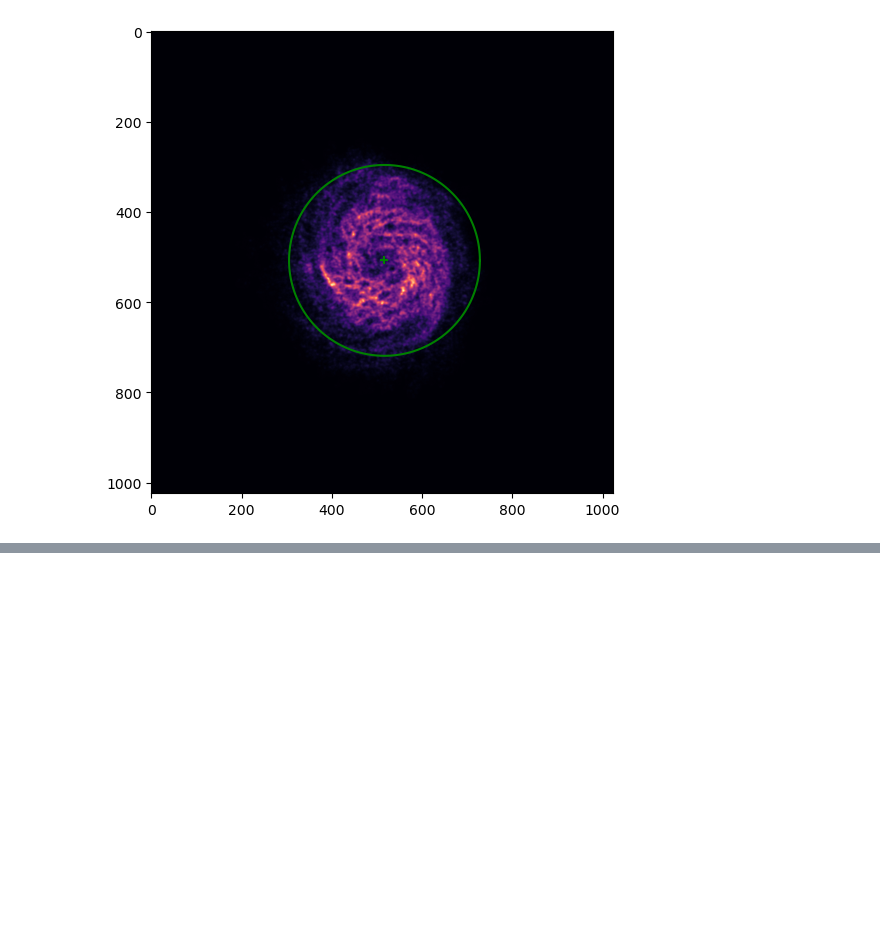
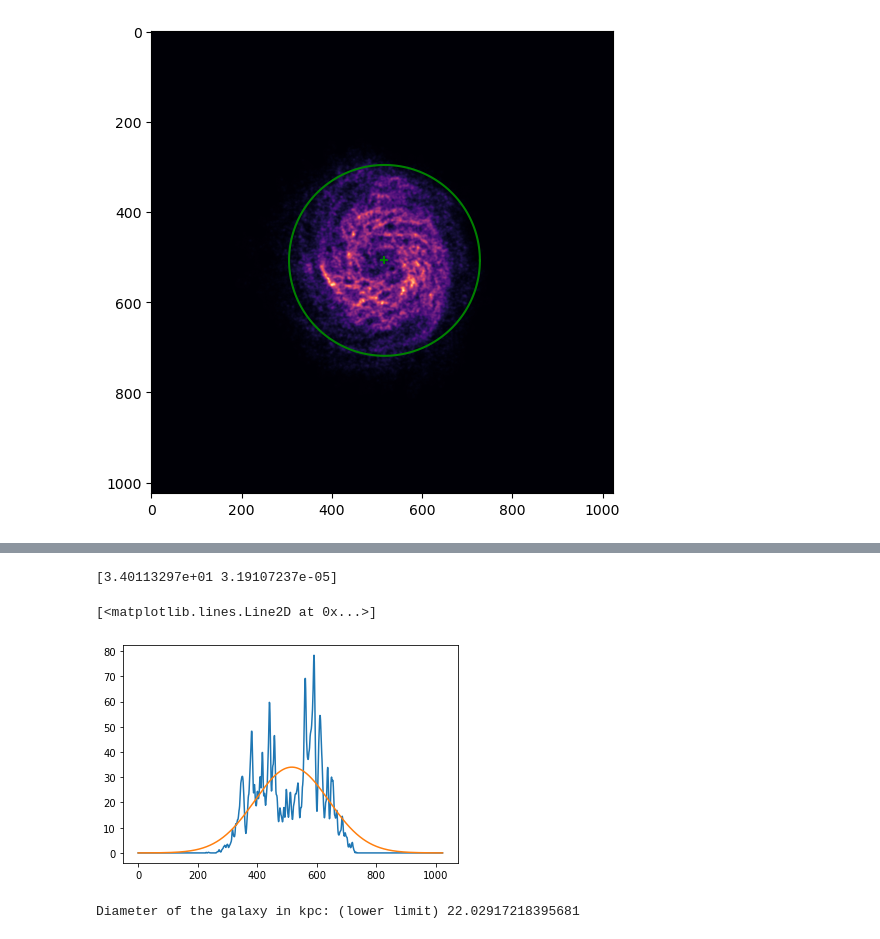
Before and after one commit to wbandabarragan/computational-physics-1, a Jupyter notebook: unit-2/204-exercise-image-processing-astronomy.ipynb, the cells around one changed output, grey strips where cells are left out. Drawn from its saved outputs; the diff is of its cells as text; code cells hidden in the pictures; blank space fills up the shorter version.

```diff
--- a/unit-2/204-exercise-image-processing-astronomy.ipynb
+++ b/unit-2/204-exercise-image-processing-astronomy.ipynb
@@ -238,0 +260,16 @@ plt.show()
+# %%
+#define a function to fit to the data
+def func(x, a, b):
+    return a * np.exp(-b*(x - centre_of_mass[1])**2)
+# %%
+coef, cova = curve_fit(func, x_values, slice_x)
+# %%
+print(coef)
+# %% [output]
+[3.40113297e+01 3.19107237e-05]
+# %%
+plt.plot(x_values, slice_x)
+plt.plot(coef[0] * np.exp(-coef[1]*(x_values - centre_of_mass[1])**2))
+# %% [output]
+[<matplotlib.lines.Line2D at 0x...>]
+[figure, added]
@@ -238,0 +280,6 @@ plt.show()
+# %%
+diameter_galaxy = distance_galaxy*diameter3*np.tan(7.27220539348503054e-6)
+
+print("Diameter of the galaxy in kpc: (lower limit)", diameter_galaxy)
+# %% [output]
+Diameter of the galaxy in kpc: (lower limit) 22.02917218395681
```
Also changed, not shown: parts of 7 cells of this notebook.
